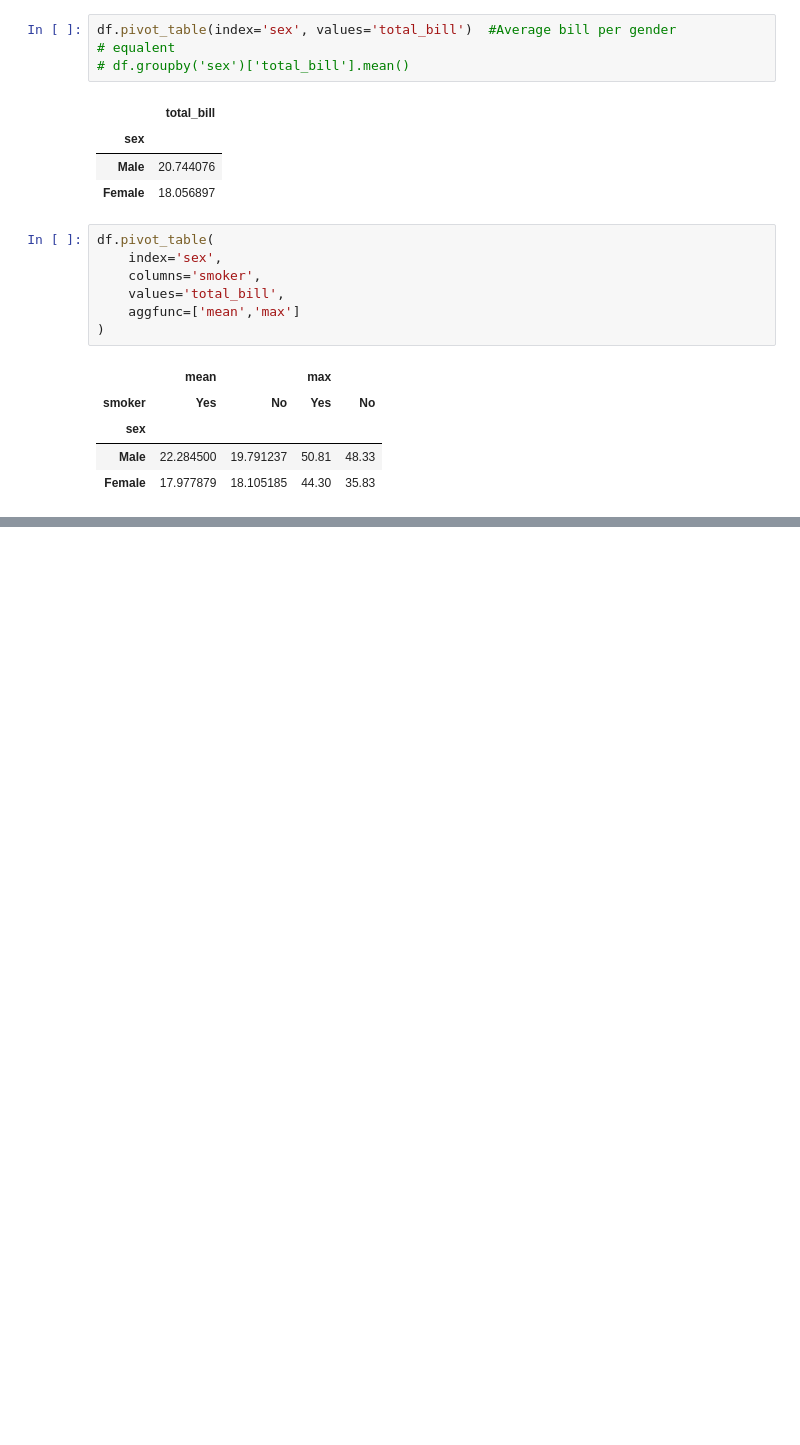
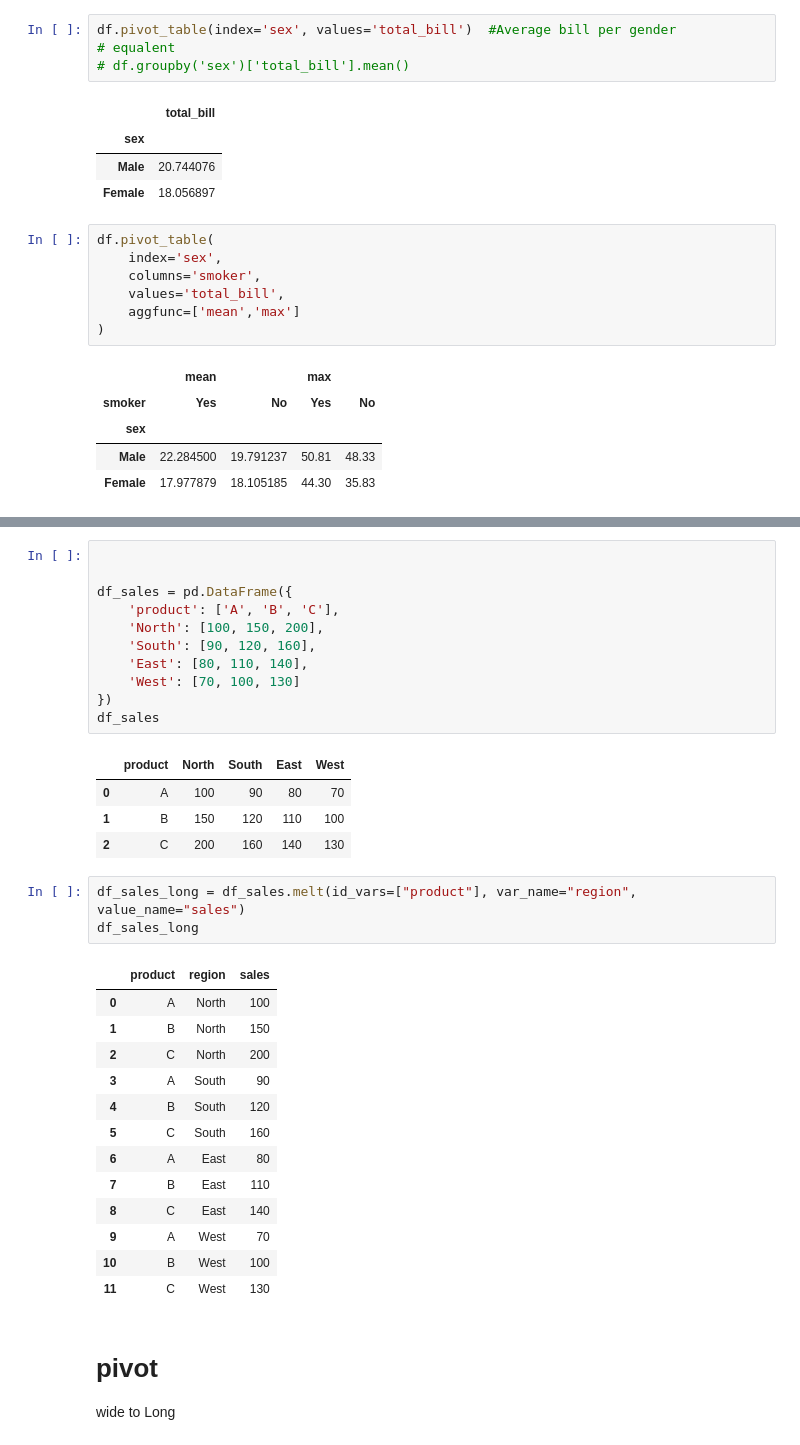
Before and after one commit to Alyan-khattak/AI_ML_Journey, a Jupyter notebook: 7.Data_Analysis_and_Visualization/2_Pandas/16_Multi_index.ipynb, the cells around one changed output, grey strips where cells are left out. Saved outputs shown, nothing was run; the diff lists cells and outputs as text; blank space fills up the shorter version.

```diff
--- a/7.Data_Analysis_and_Visualization/2_Pandas/16_Multi_index.ipynb
+++ b/7.Data_Analysis_and_Visualization/2_Pandas/16_Multi_index.ipynb
@@ -305,0 +522,36 @@ df.pivot_table(
+# %%
+
+
+df_sales = pd.DataFrame({
+    'product': ['A', 'B', 'C'],
+    'North': [100, 150, 200],
+    'South': [90, 120, 160],
+    'East': [80, 110, 140],
+    'West': [70, 100, 130]
+})
+df_sales
+# %% [output]
+|  | product | North | South | East | West |
+| 0 | A | 100 | 90 | 80 | 70 |
+| 1 | B | 150 | 120 | 110 | 100 |
+| 2 | C | 200 | 160 | 140 | 130 |
+# %%
+df_sales_long = df_sales.melt(id_vars=["product"], var_name="region", value_name="sales")
+df_sales_long
+# %% [output]
+|  | product | region | sales |
+| 0 | A | North | 100 |
+| 1 | B | North | 150 |
+| 2 | C | North | 200 |
+| 3 | A | South | 90 |
+| 4 | B | South | 120 |
+| 5 | C | South | 160 |
+| 6 | A | East | 80 |
+| 7 | B | East | 110 |
+| 8 | C | East | 140 |
+| 9 | A | West | 70 |
+| 10 | B | West | 100 |
+| 11 | C | West | 130 |
+# %% [markdown]
+# pivot
+wide to Long
```
Also changed, not shown: parts of 18 cells of this notebook.
